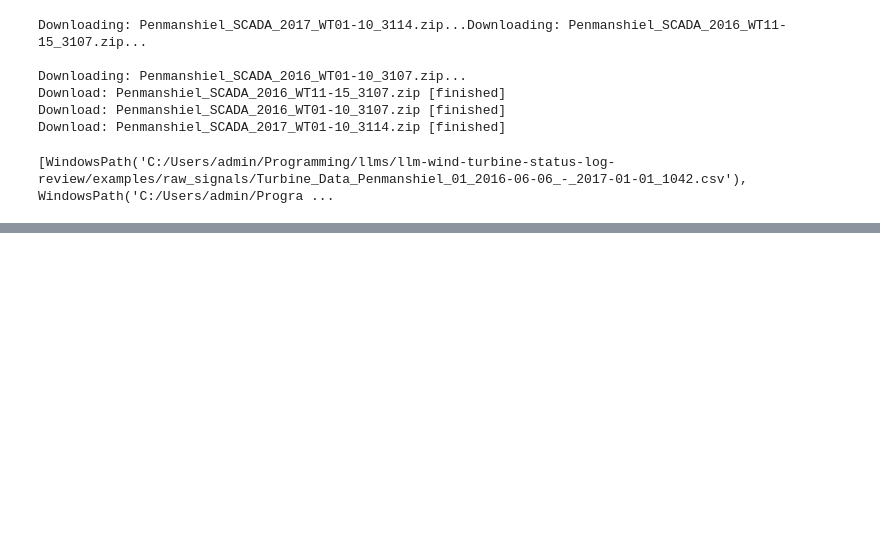
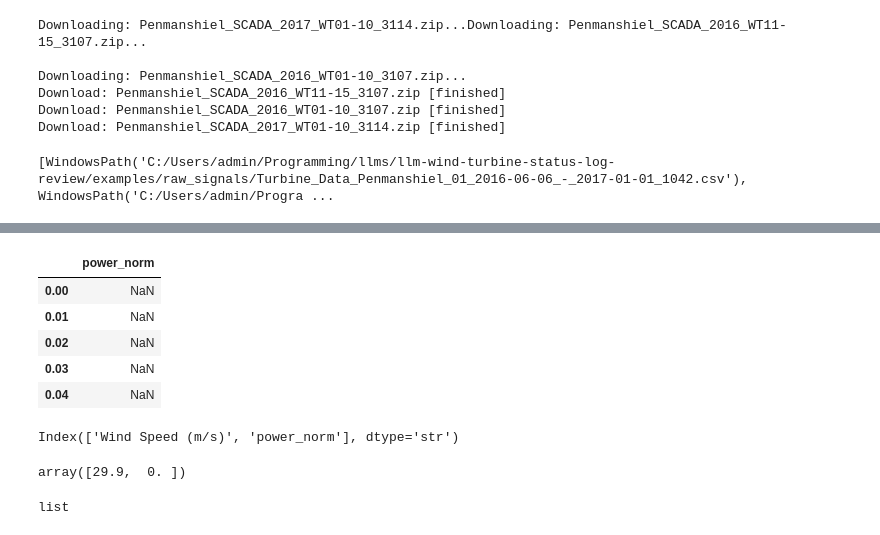
Before and after one commit to fromZeroToInf/llm-wind-turbine-status-log-review, a Jupyter notebook: examples/data_test.ipynb, the cells around one changed output, grey strips where cells are left out. Saved outputs shown, nothing was run; the diff lists cells and outputs as text; code cells hidden in the pictures; blank space fills up the shorter version.

```diff
--- a/examples/data_test.ipynb
+++ b/examples/data_test.ipynb
@@ -467,0 +428,12 @@ print(files)
+# %%
+import numpy as np
+pc_interpol_df = pd.DataFrame(index=[np.round(i,2) for i in np.arange(0,30, 0.01)], columns=["power_norm"])
+
+pc_interpol_df.head()
+# %% [output]
+|  | power_norm |
+| 0.00 | NaN |
+| 0.01 | NaN |
+| 0.02 | NaN |
+| 0.03 | NaN |
+| 0.04 | NaN |
@@ -467,0 +455,13 @@ print(files)
+# %%
+df_pc = pd.read_csv(cts.PATH_POWERCURVE/"pc_interpol.csv").rename(columns={"Unnamed: 0": "Wind Speed (m/s)"})
+print(df_pc.columns)
+list_pc = list(df_pc.values.reshape(-1,2))
+
+list_pc[-1]
+# %% [output]
+Index(['Wind Speed (m/s)', 'power_norm'], dtype='str')
+array([29.9,  0. ])
+# %%
+type(list_pc)
+# %% [output]
+list
```
Also changed, not shown: parts of 19 cells of this notebook, 19 other files.
